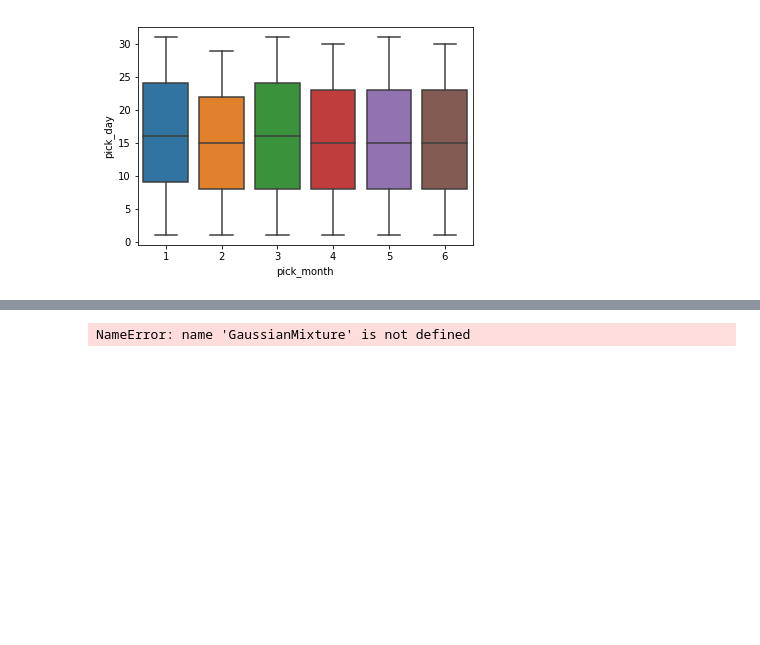
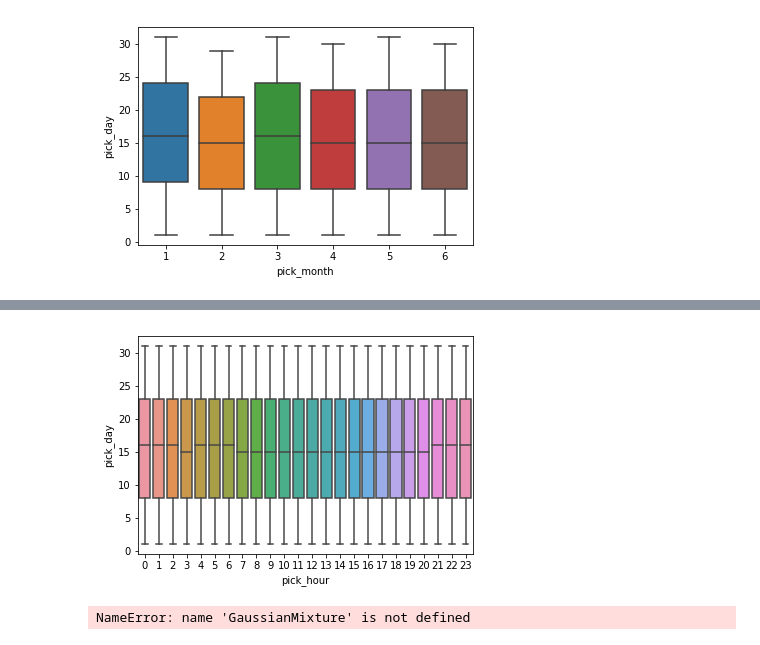
Before and after one commit to jungi21cc/taxi, a Jupyter notebook: JK/taxi_V5.0.ipynb, the cells around one changed output, grey strips where cells are left out. Saved outputs shown, nothing was run; the diff lists cells and outputs as text; code cells hidden in the pictures; blank space fills up the shorter version.

```diff
--- a/JK/taxi_V5.0.ipynb
+++ b/JK/taxi_V5.0.ipynb
@@ -709 +708,5 @@ ax = sns.boxplot(x=train["pick_month"], y=train['pick_day'])
+# %%
+ax = sns.boxplot(x=train["pick_hour"], y=train['pick_day'])
+# %% [output]
+[figure, added]
 # %%
```
Also changed, not shown: parts of 19 cells of this notebook, 6 other files.
